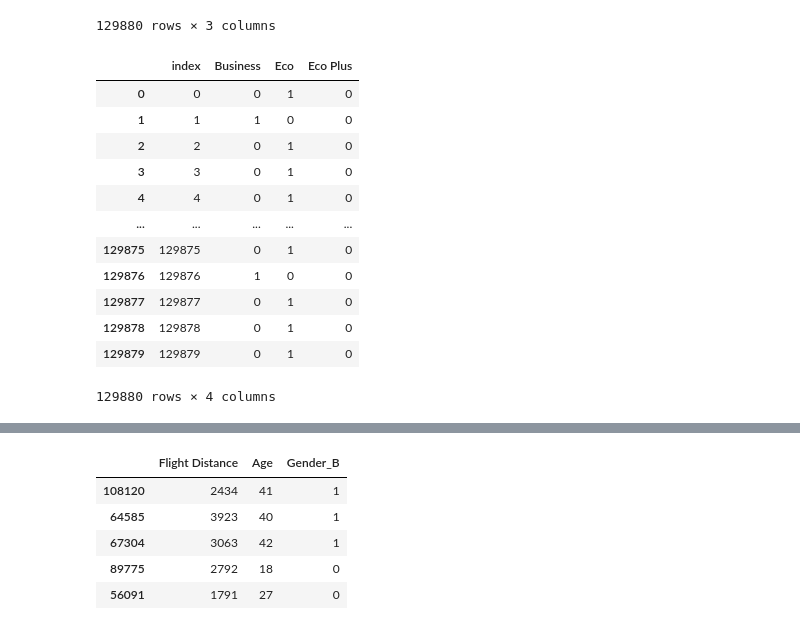
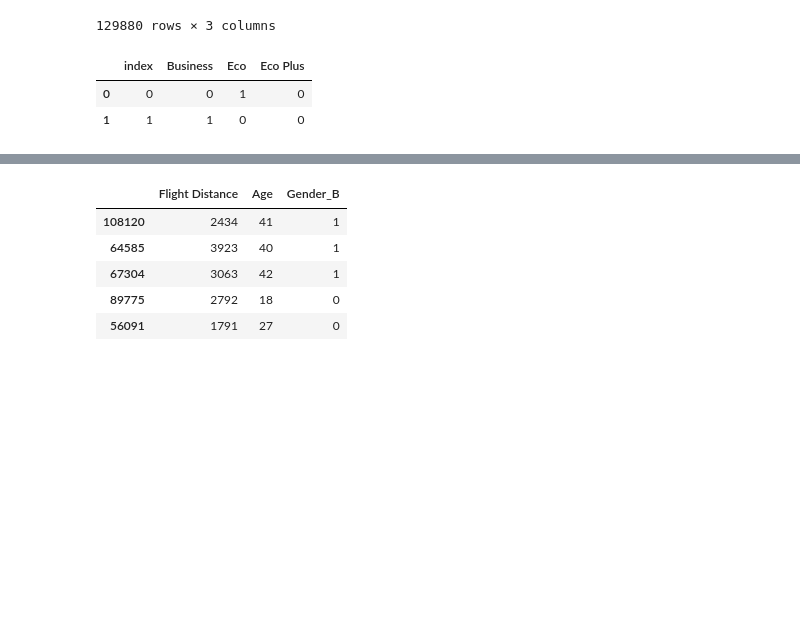
Before and after one commit to AnjaliDadheech/Linear-Regression, a Jupyter notebook: Airline_data_lr.ipynb, the cells around one changed output, grey strips where cells are left out. Cells and saved outputs as stored; diff of their text form; code cells hidden in the pictures; blank space fills up the shorter version.

```diff
--- a/Airline_data_lr.ipynb
+++ b/Airline_data_lr.ipynb
@@ -144,17 +105,7 @@ df_encoded = df_encoded.reset_index()
 # %%
-df_encoded
+df_encoded.head(2)
 # %% [output]
 |  | index | Business | Eco | Eco Plus |
 | 0 | 0 | 0 | 1 | 0 |
 | 1 | 1 | 1 | 0 | 0 |
-| 2 | 2 | 0 | 1 | 0 |
-| 3 | 3 | 0 | 1 | 0 |
-| 4 | 4 | 0 | 1 | 0 |
-| ... | ... | ... | ... | ... |
-| 129875 | 129875 | 0 | 1 | 0 |
-| 129876 | 129876 | 1 | 0 | 0 |
-| 129877 | 129877 | 0 | 1 | 0 |
-| 129878 | 129878 | 0 | 1 | 0 |
-| 129879 | 129879 | 0 | 1 | 0 |
-129880 rows × 4 columns
 # %%
```
Also changed, not shown: parts of 34 cells of this notebook.
